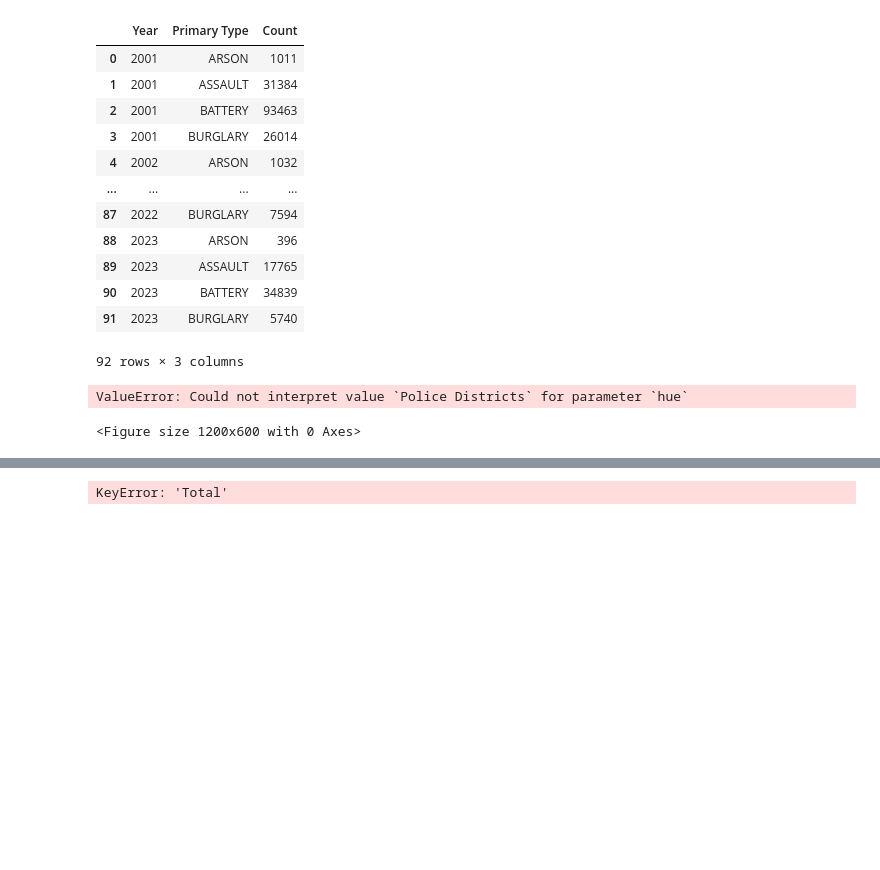
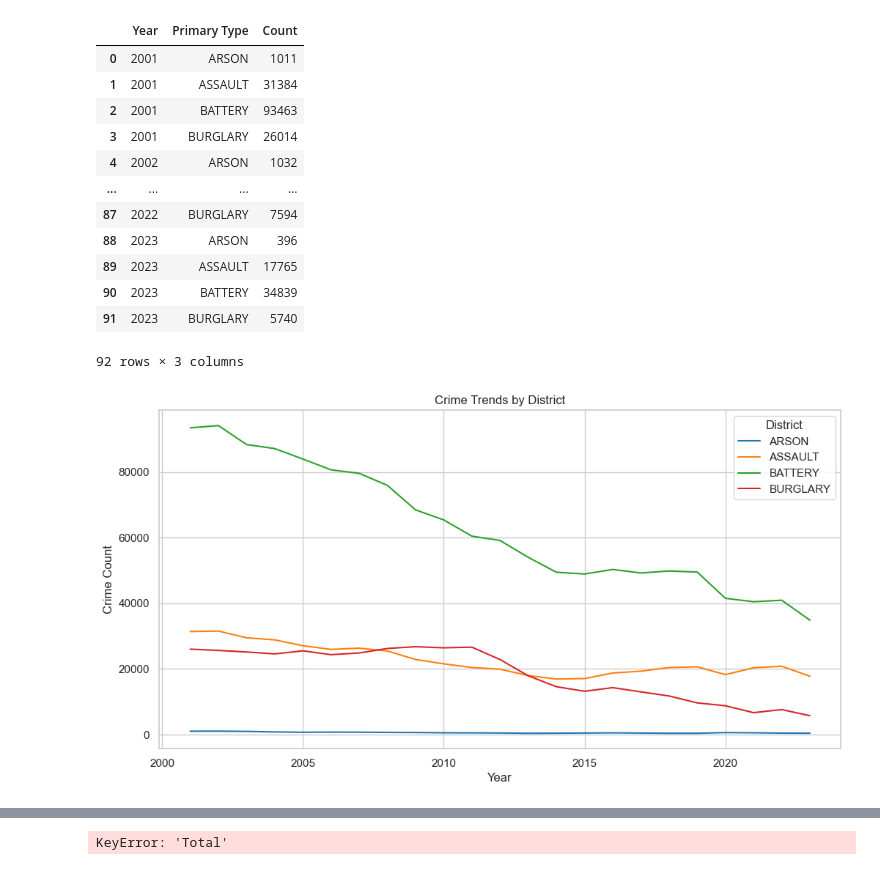
Before and after one commit to NathanRosse/Project1, a Jupyter notebook: hotspots.ipynb, the cells around one changed output, grey strips where cells are left out. Cells and saved outputs as stored; diff of their text form; code cells hidden in the pictures; blank space fills up the shorter version.

```diff
--- a/hotspots.ipynb
+++ b/hotspots.ipynb
@@ -232,21 +262,20 @@ crimes_per_year
 # %%
 # Create a line plot with different colored lines for each crime type
 plt.figure(figsize=(12, 6))
 sns.set(style="whitegrid")
-palette = sns.color_palette("tab10", n_colors=4)  # Choose a color palette
+palette = sns.color_palette("tab10", n_colors=4)
 
 # Modify this line to use the correct column name for the count of crimes
-sns.lineplot(data=crimes_per_year, x='Year', y='Count', hue='Police Districts', errorbar=None, palette=palette)
+sns.lineplot(data=crimes_per_year, x='Year', y='Count', hue='Primary Type', errorbar=None, palette=palette)
 
 # Customize the appearance of the plot
 plt.title("Crime Trends by District")
 plt.xlabel("Year")
 plt.ylabel("Crime Count")
 plt.legend(title='District')
 plt.show()
 # %% [output]
-ValueError: Could not interpret value `Police Districts` for parameter `hue`
-<Figure size 1200x600 with 0 Axes>
+[figure, added]
 # %%
 # Create a line plot with different colored lines for each crime type
 plt.figure(figsize=(12, 6))
```
Also changed, not shown: parts of 8 cells of this notebook, 6 other files.
